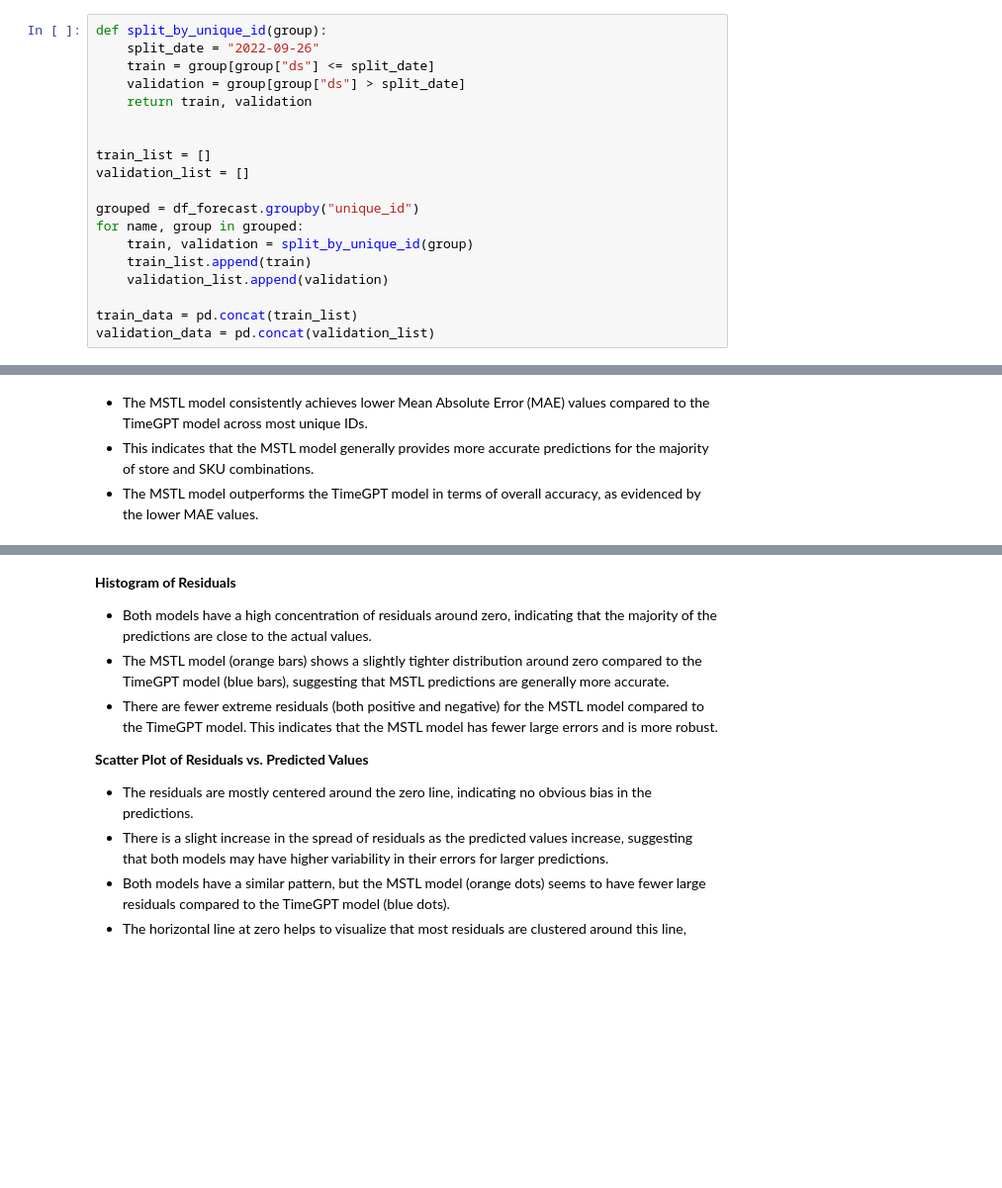
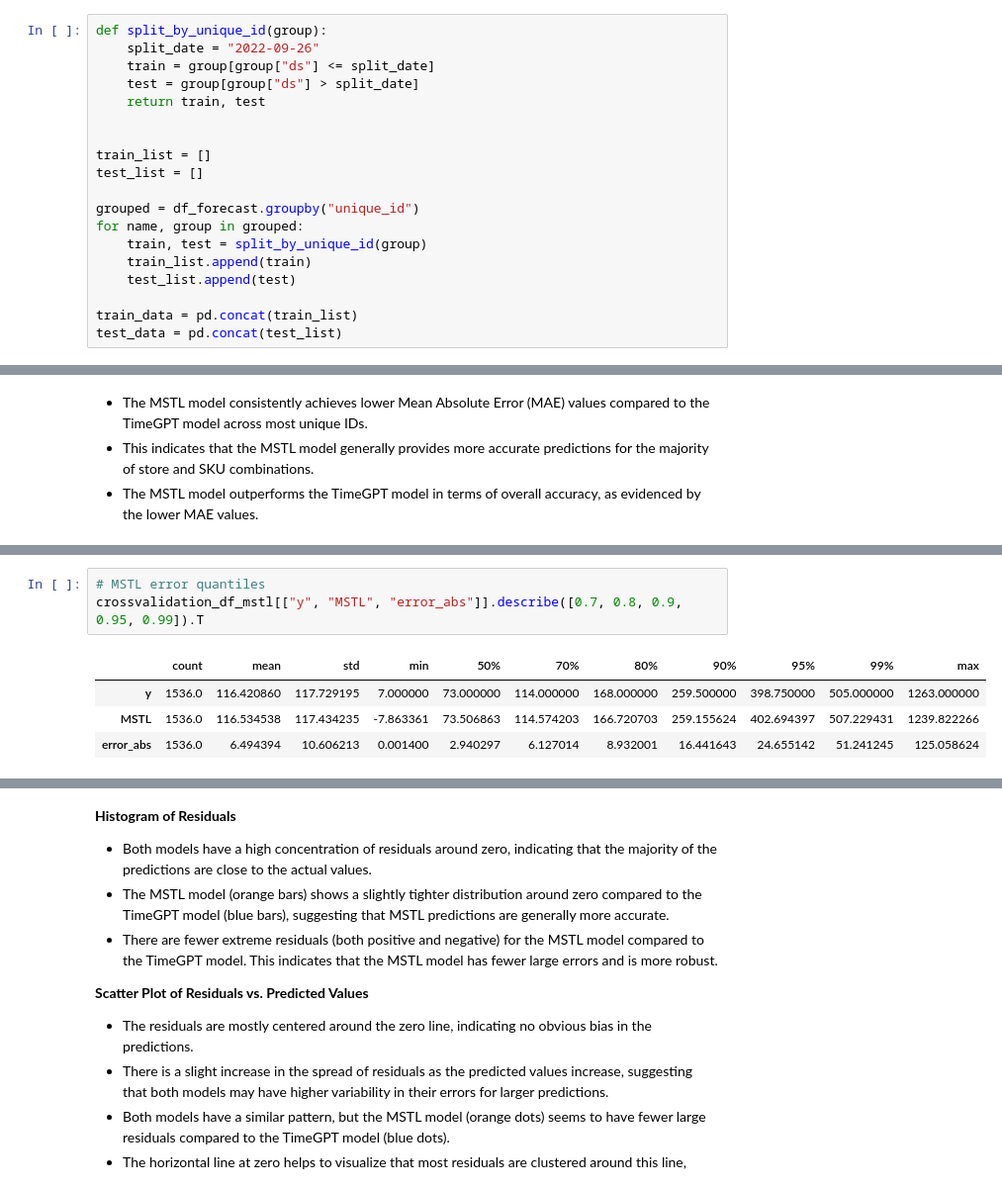
Before and after one commit to emirhansilsupur/supply-chain-analytics-forecasting, a Jupyter notebook: SC_Analytics_Forecasting.ipynb, the cells around one changed output, grey strips where cells are left out. Shown at 99% size. Drawn from its saved outputs; the diff is of its cells as text; blank space fills up the shorter version.

```diff
--- a/SC_Analytics_Forecasting.ipynb
+++ b/SC_Analytics_Forecasting.ipynb
@@ -1967,19 +1967,19 @@ The MSTL (Multiple Seasonal-Trend decomposition using LOESS) model decomposes th
 def split_by_unique_id(group):
     split_date = "2022-09-26"
     train = group[group["ds"] <= split_date]
-    validation = group[group["ds"] > split_date]
-    return train, validation
+    test = group[group["ds"] > split_date]
+    return train, test
 
 
 train_list = []
-validation_list = []
+test_list = []
 
 grouped = df_forecast.groupby("unique_id")
 for name, group in grouped:
-    train, validation = split_by_unique_id(group)
+    train, test = split_by_unique_id(group)
     train_list.append(train)
-    validation_list.append(validation)
+    test_list.append(test)
 
 train_data = pd.concat(train_list)
-validation_data = pd.concat(validation_list)
+test_data = pd.concat(test_list)
 # %%
@@ -2500,0 +2475,8 @@ This residual analysis helps in understanding the error distribution and identif
+# %%
+# MSTL error quantiles
+crossvalidation_df_mstl[["y", "MSTL", "error_abs"]].describe([0.7, 0.8, 0.9, 0.95, 0.99]).T
+# %% [output]
+|  | count | mean | std | min | 50% | 70% | 80% | 90% | 95% | 99% | max |
+| y | 1536.0 | 116.420860 | 117.729195 | 7.000000 | 73.000000 | 114.000000 | 168.000000 | 259.500000 | 398.750000 | 505.000000 | 1263.000000 |
+| MSTL | 1536.0 | 116.534538 | 117.434235 | -7.863361 | 73.506863 | 114.574203 | 166.720703 | 259.155624 | 402.694397 | 507.229431 | 1239.822266 |
+| error_abs | 1536.0 | 6.494394 | 10.606213 | 0.001400 | 2.940297 | 6.127014 | 8.932001 | 16.441643 | 24.655142 | 51.241245 | 125.058624 |
```
Also changed, not shown: parts of 49 cells of this notebook.
